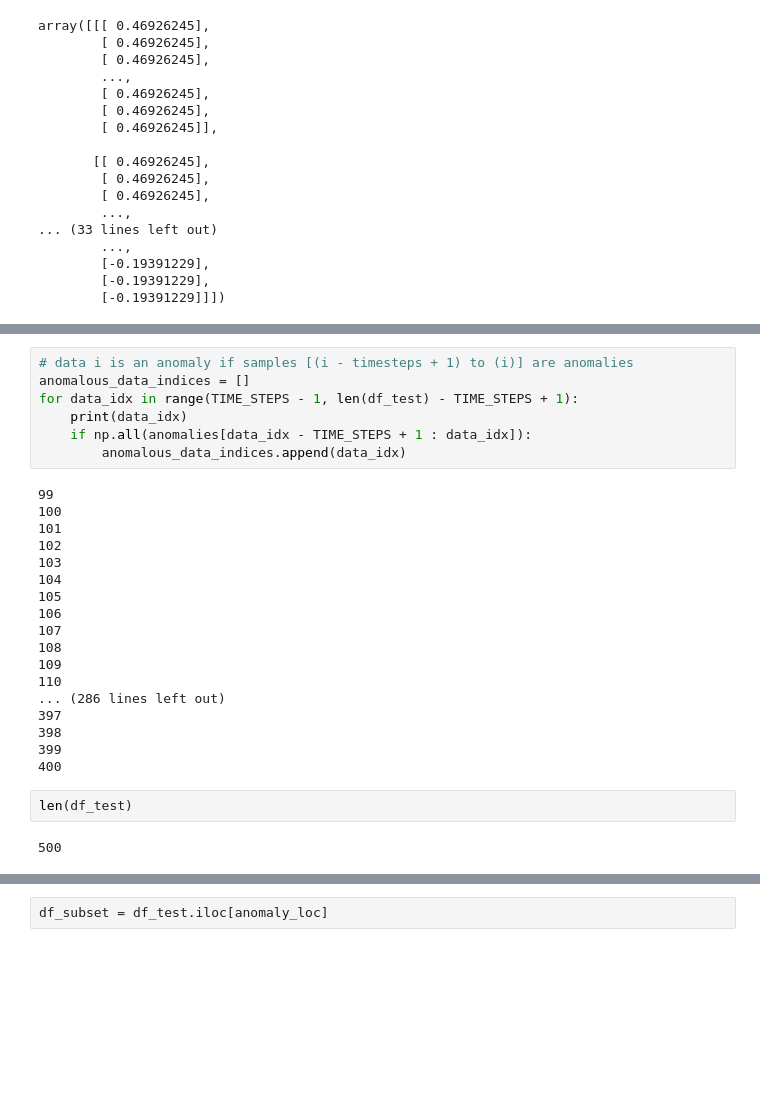
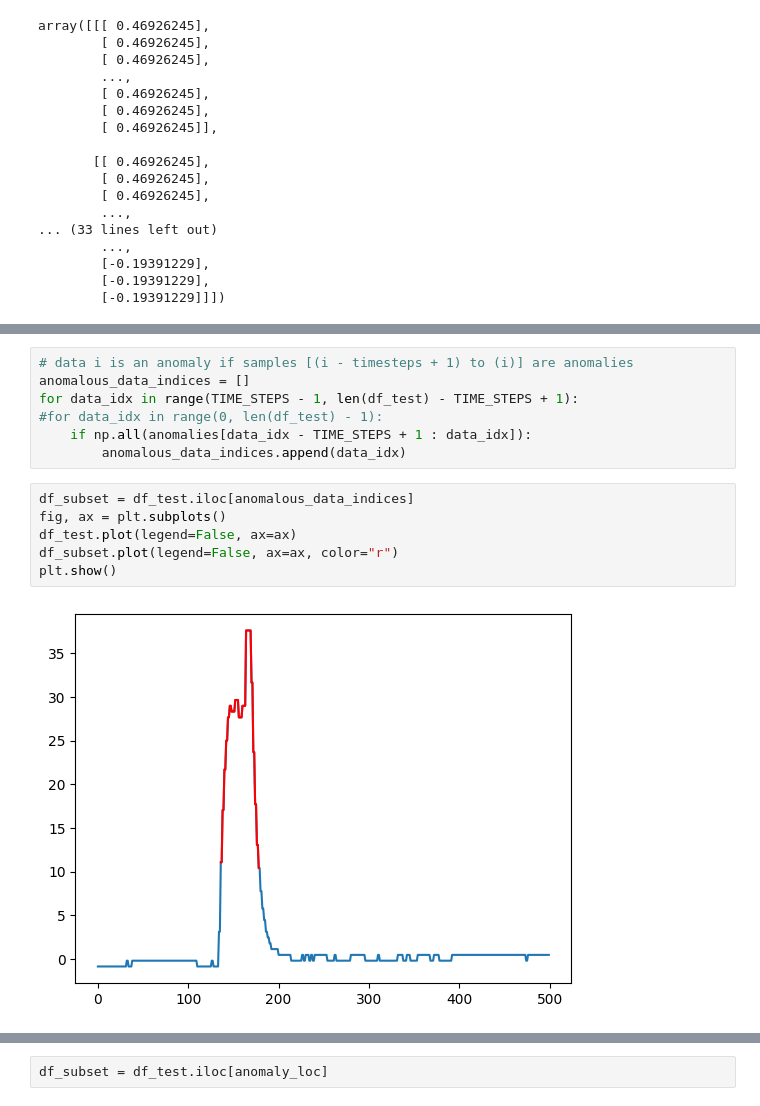
Before and after one commit to KiranHosein/ArduinoProj, a Jupyter notebook: Anomaly_Detection/anom_detection_mydata.ipynb, the cells around one changed output, grey strips where cells are left out. Drawn from its saved outputs; the diff is of its cells as text; blank space fills up the shorter version.

```diff
--- a/Anomaly_Detection/anom_detection_mydata.ipynb
+++ b/Anomaly_Detection/anom_detection_mydata.ipynb
@@ -364,31 +362,17 @@ Indices of anomaly samples:  (array([ 37,  38,  39,  40,  41,  42,  43,  44,  45
 # data i is an anomaly if samples [(i - timesteps + 1) to (i)] are anomalies
 anomalous_data_indices = []
 for data_idx in range(TIME_STEPS - 1, len(df_test) - TIME_STEPS + 1):
-    print(data_idx)
+#for data_idx in range(0, len(df_test) - 1):
     if np.all(anomalies[data_idx - TIME_STEPS + 1 : data_idx]):
         anomalous_data_indices.append(data_idx)
-# %% [output]
-99
-100
-101
-102
-103
-104
-105
-106
-107
-108
-109
-110
-... (286 lines left out)
-397
-398
-399
-400
-# %%
-len(df_test)
-# %% [output]
-500
+# %%
+df_subset = df_test.iloc[anomalous_data_indices]
+fig, ax = plt.subplots()
+df_test.plot(legend=False, ax=ax)
+df_subset.plot(legend=False, ax=ax, color="r")
+plt.show()
+# %% [output]
+[figure, added]
 # %%
 anomaly_loc = np.where(anomalies)
 anomaly_loc
```
Also changed, not shown: parts of 12 cells of this notebook.
